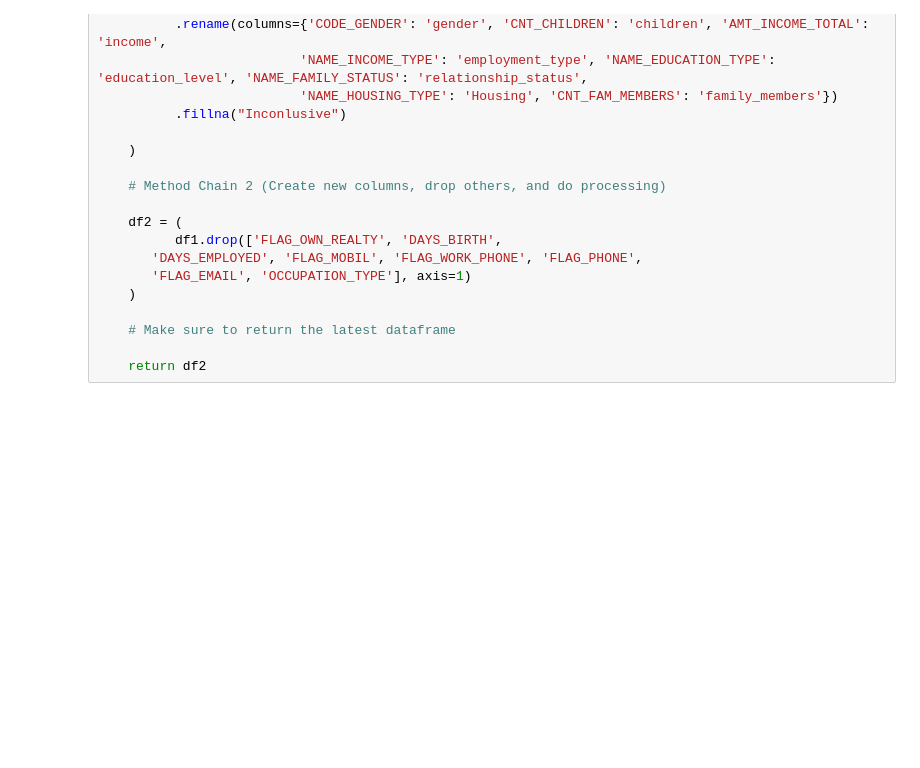
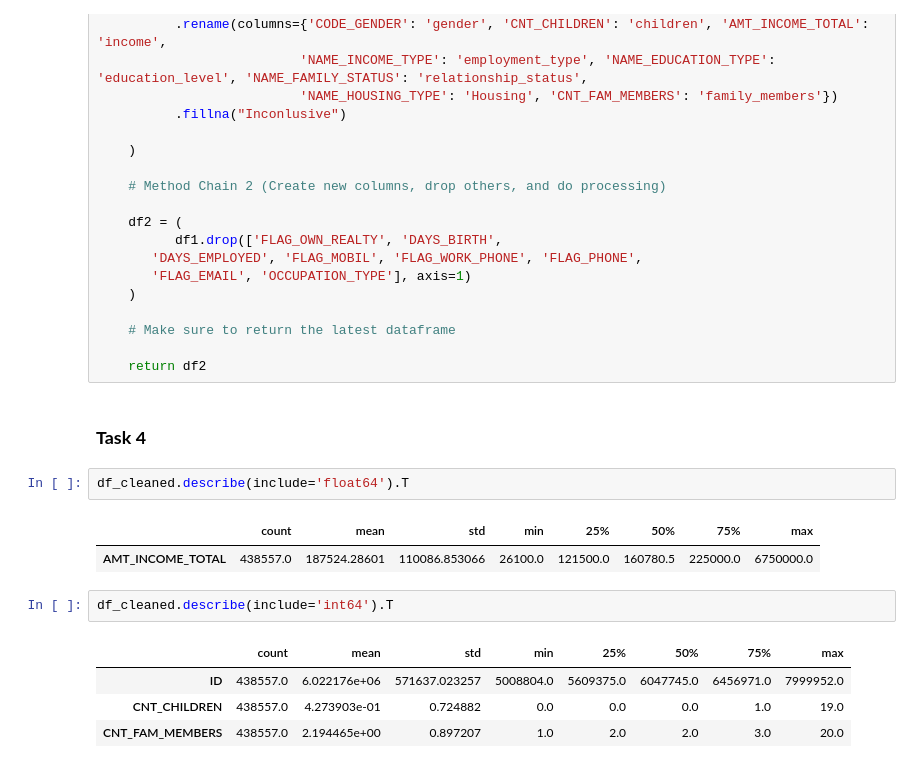
Before and after one commit to alexisd1212/DATA301Project, a Jupyter notebook: notebooks/analysis1.ipynb, the cells around one changed output. Cells and saved outputs as stored; diff of their text form; blank space fills up the shorter version.

```diff
--- a/notebooks/analysis1.ipynb
+++ b/notebooks/analysis1.ipynb
@@ -156,3 +158,17 @@ def load_and_process(url_or_path_to_csv_file):
     # Make sure to return the latest dataframe
 
     return df2
+# %% [markdown]
+### **Task 4**
+# %%
+df_cleaned.describe(include='float64').T
+# %% [output]
+|  | count | mean | std | min | 25% | 50% | 75% | max |
+| AMT_INCOME_TOTAL | 438557.0 | 187524.28601 | 110086.853066 | 26100.0 | 121500.0 | 160780.5 | 225000.0 | 6750000.0 |
+# %%
+df_cleaned.describe(include='int64').T
+# %% [output]
+|  | count | mean | std | min | 25% | 50% | 75% | max |
+| ID | 438557.0 | 6.022176e+06 | 571637.023257 | 5008804.0 | 5609375.0 | 6047745.0 | 6456971.0 | 7999952.0 |
+| CNT_CHILDREN | 438557.0 | 4.273903e-01 | 0.724882 | 0.0 | 0.0 | 0.0 | 1.0 | 19.0 |
+| CNT_FAM_MEMBERS | 438557.0 | 2.194465e+00 | 0.897207 | 1.0 | 2.0 | 2.0 | 3.0 | 20.0 |
```
Also changed, not shown: parts of 10 cells of this notebook.
